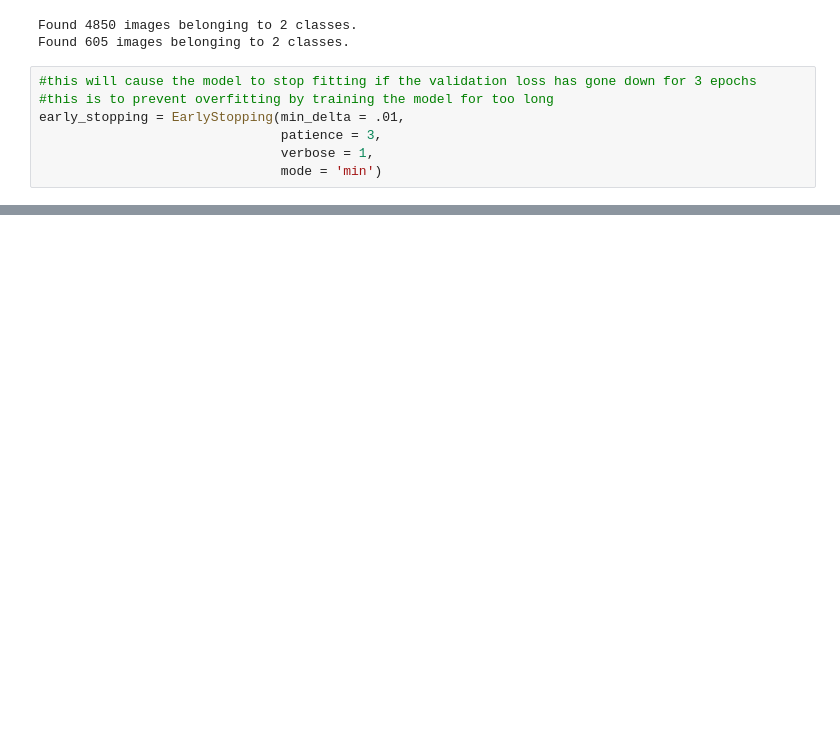
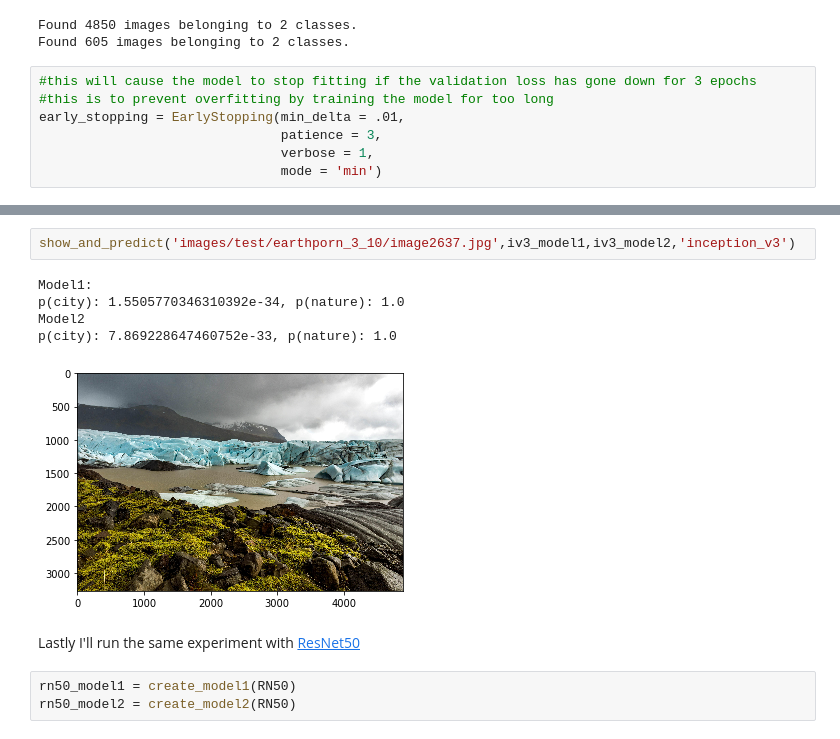
Before and after one commit to GougeC/Landscape_or_Cityscape, a Jupyter notebook: Landscape_Or_Cityscape.ipynb, the cells around one changed output, grey strips where cells are left out. Cells and saved outputs as stored; diff of their text form; blank space fills up the shorter version.

```diff
--- a/Landscape_Or_Cityscape.ipynb
+++ b/Landscape_Or_Cityscape.ipynb
@@ -230,0 +341,13 @@ show_and_predict('images/test/earthporn_3_10/image259.jpg',iv3_model,'inception_
+# %%
+show_and_predict('images/test/earthporn_3_10/image2637.jpg',iv3_model1,iv3_model2,'inception_v3')
+# %% [output]
+Model1:
+p(city): 1.5505770346310392e-34, p(nature): 1.0
+Model2
+p(city): 7.869228647460752e-33, p(nature): 1.0
+[figure, added]
+# %% [markdown]
+Lastly I'll run the same experiment with [ResNet50](https://arxiv.org/abs/1512.03385)
+# %%
+rn50_model1 = create_model1(RN50)
+rn50_model2 = create_model2(RN50)
```
Also changed, not shown: parts of 51 cells of this notebook, 1 other file.
